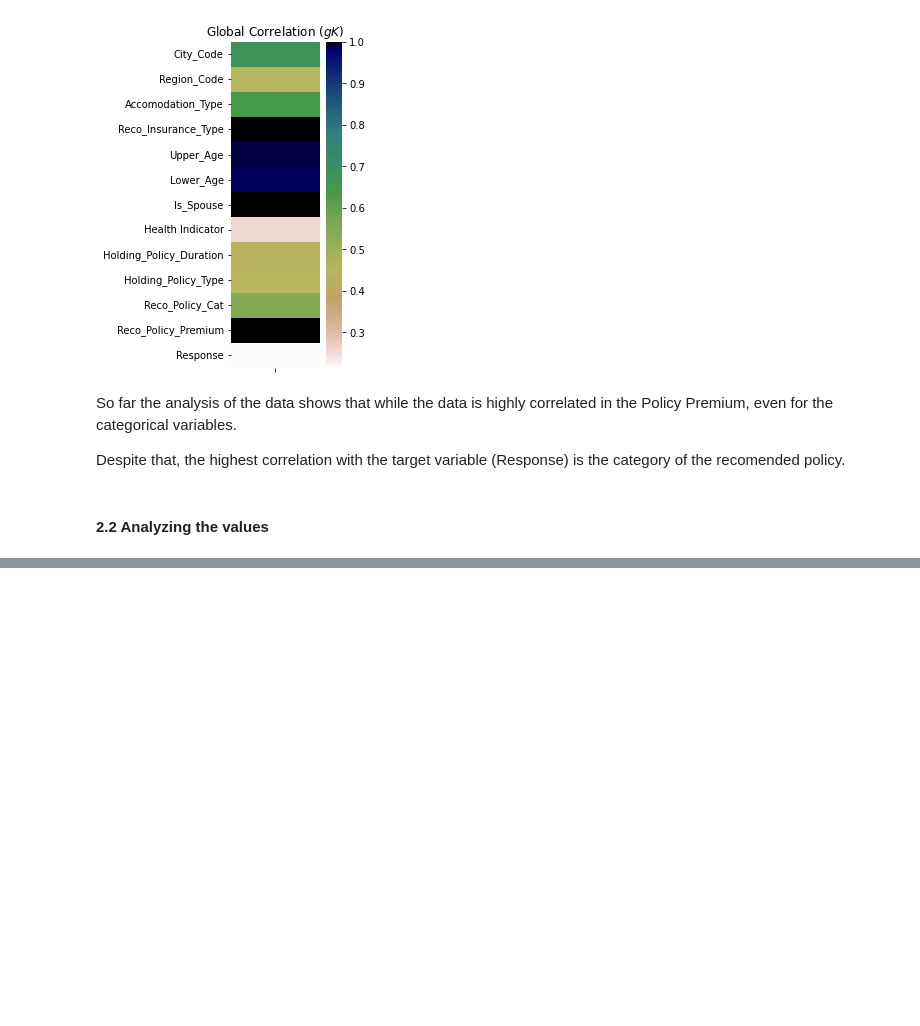
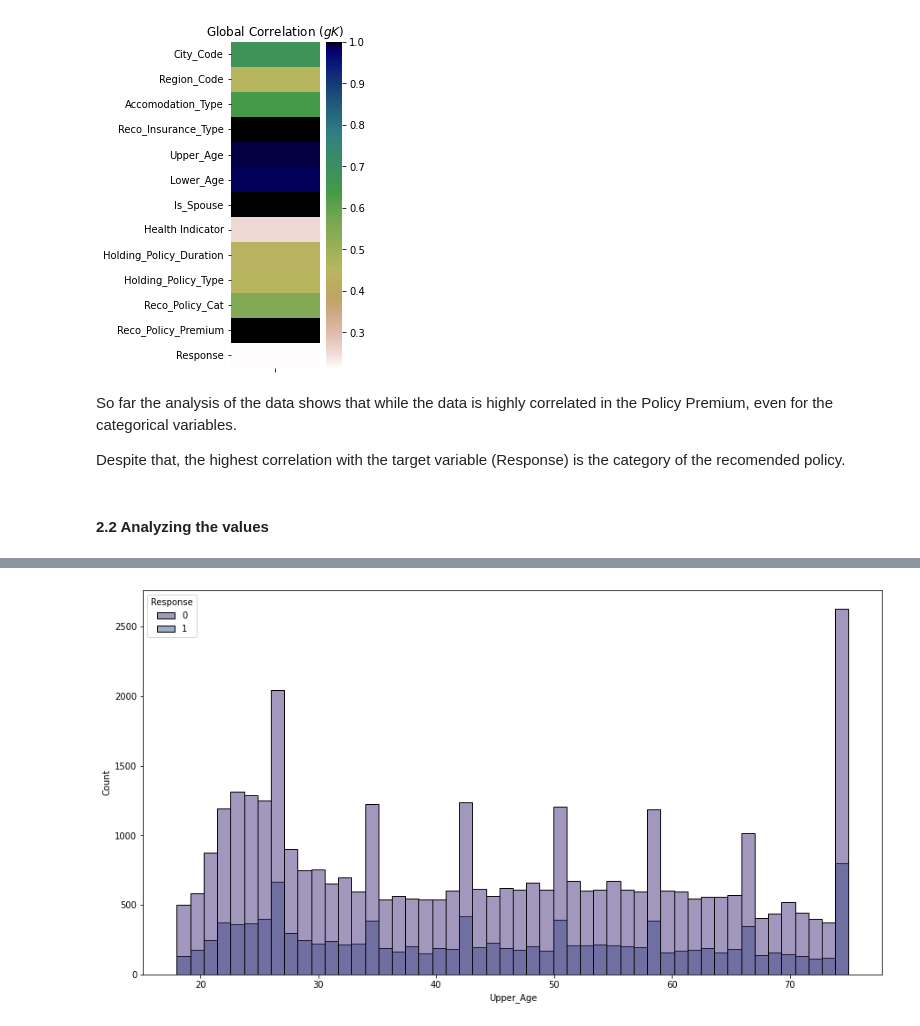
Before and after one commit to o-guilherme/IFSP-Proj-Sem2, a Jupyter notebook: EDA and Pre-processing.ipynb, the cells around one changed output, grey strips where cells are left out. Drawn from its saved outputs; the diff is of its cells as text; code cells hidden in the pictures; blank space fills up the shorter version.

```diff
--- a/EDA and Pre-processing.ipynb
+++ b/EDA and Pre-processing.ipynb
@@ -231,0 +234,5 @@ TypeError: color_palette() got an unexpected keyword argument 'rot'
+# %%
+plt.figure(figsize = (15,8))
+sns.histplot(data=df, x='Upper_Age', bins=50, hue='Response');
+# %% [output]
+[figure, added]
```
Also changed, not shown: parts of 13 cells of this notebook.
